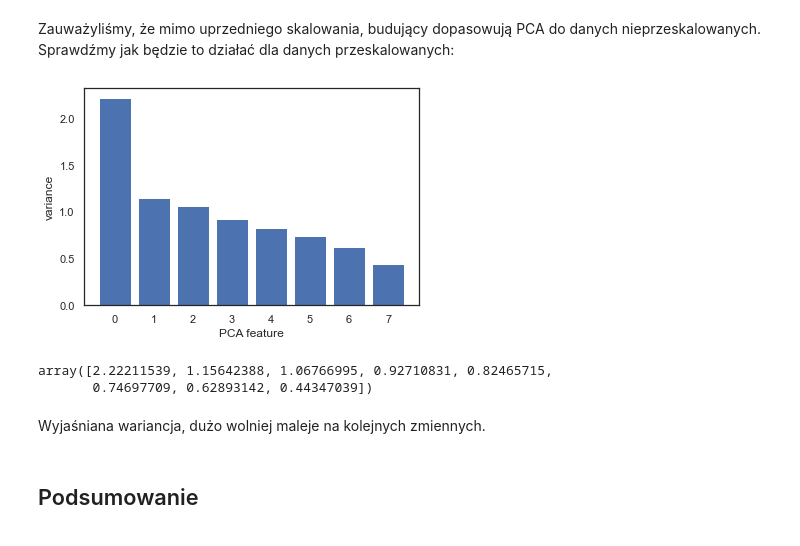
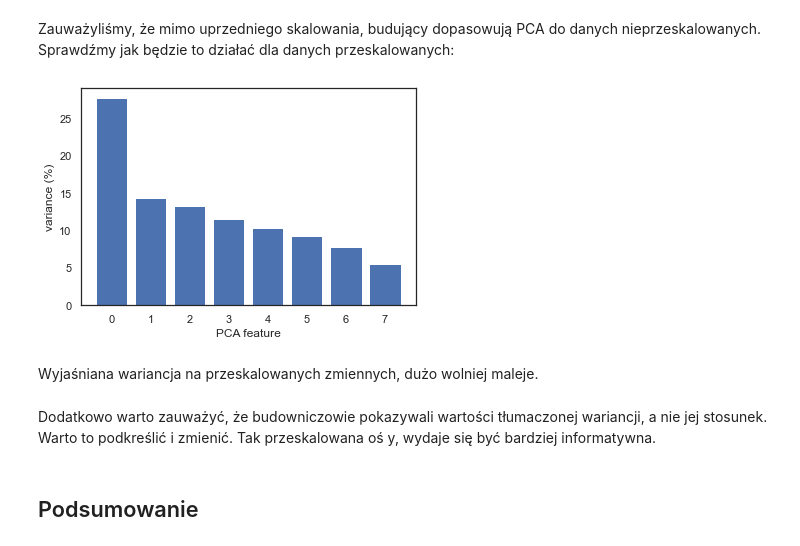
Before and after one commit to wi1lku/Introduction-to-machine-learning-, a Jupyter notebook: hw6/PD6_validated.ipynb, the cells around one changed output. Drawn from its saved outputs; the diff is of its cells as text; code cells hidden in the pictures.

```diff
--- a/hw6/PD6_validated.ipynb
+++ b/hw6/PD6_validated.ipynb
@@ -346,20 +348,17 @@ pca = PCA()
 x_new_val = pca.fit(X_2val)
 features = range(pca.n_components_)
 # %%
-plt.bar(features, pca.explained_variance_)
+plt.bar(features, pca.explained_variance_ratio_*100)
 plt.xticks(features)
-plt.ylabel("variance")
+plt.ylabel("variance (%)")
 plt.xlabel("PCA feature")
 plt.show()
 # %% [output]
-[figure, old version]
+[figure, new version]
-# %%
-pca.explained_variance_
-# %% [output]
-array([2.22211539, 1.15642388, 1.06766995, 0.92710831, 0.82465715,
-       0.74697709, 0.62893142, 0.44347039])
-# %% [markdown]
-Wyjaśniana wariancja, dużo wolniej maleje na kolejnych zmiennych.
+# %% [markdown]
+Wyjaśniana wariancja na przeskalowanych zmiennych, dużo wolniej maleje.
+# %% [markdown]
+Dodatkowo warto zauważyć, że budowniczowie pokazywali wartości tłumaczonej wariancji, a nie jej stosunek. Warto to podkreślić i zmienić. Tak przeskalowana oś y, wydaje się być bardziej informatywna.
 # %% [markdown]
 ## Podsumowanie
 # %% [markdown]
```
Also changed, not shown: parts of 4 cells of this notebook.
